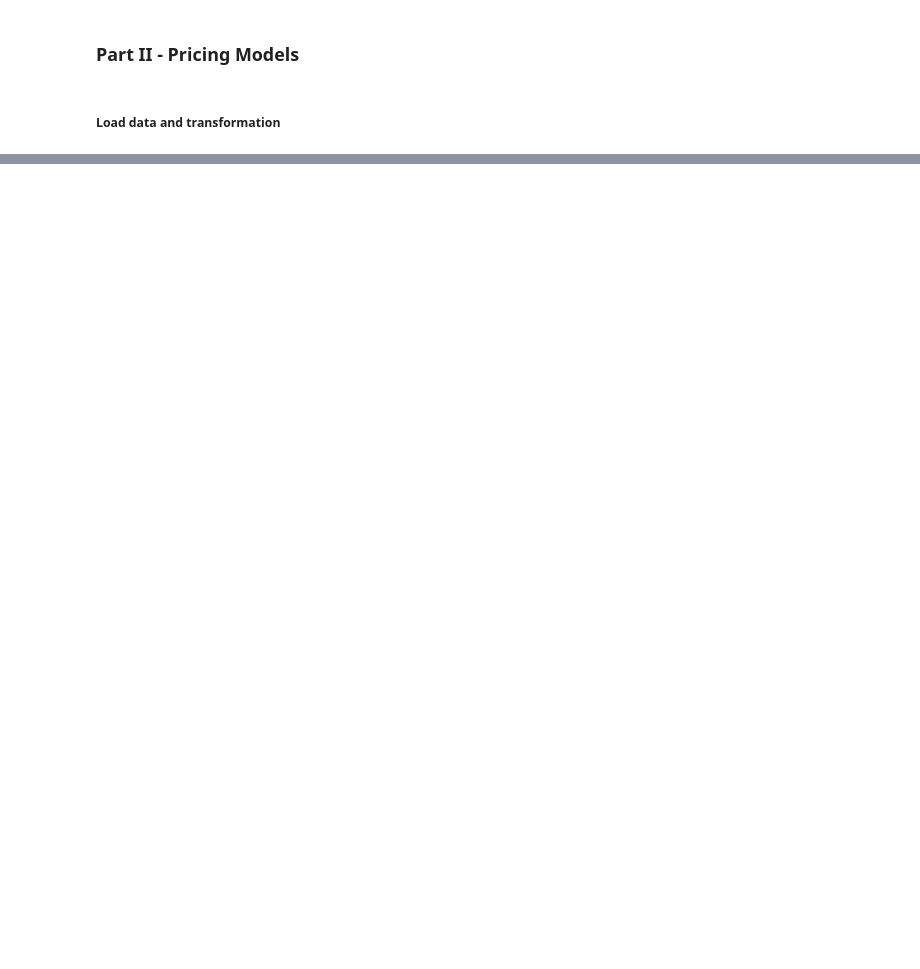
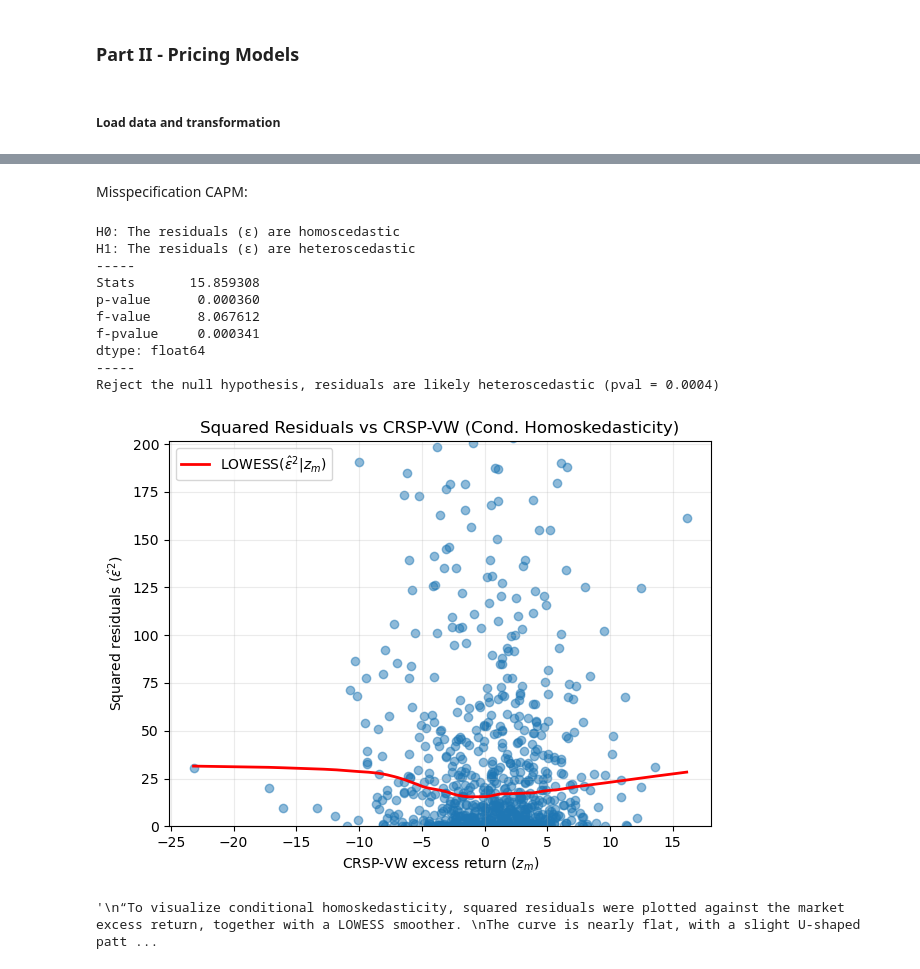
Before and after one commit to VitalityMigo/quant627_finec, a Jupyter notebook: notebook.ipynb, the cells around one changed output, grey strips where cells are left out. Cells and saved outputs as stored; diff of their text form; code cells hidden in the pictures; blank space fills up the shorter version.

```diff
--- a/notebook.ipynb
+++ b/notebook.ipynb
@@ -1560,0 +1670,7 @@ FF.head(10)
+# %%
+# Compute excess monthly return factor table
+# Applied on ticker, sp500 and CRSP returns
+zt_fct_monthly_all = rt_fct_monthly_all.copy()
+zt_fct_monthly_all.iloc[:,:3] = zt_fct_monthly_all.iloc[:,:3].subtract(zt_fct_monthly_all.iloc[:,-1], axis=0)
+
+zt_fct_monthly_all.head()
@@ -1560,0 +1851,2 @@ FF.head(10)
+# %% [markdown]
+Misspecification CAPM:
@@ -1560,0 +1857,60 @@ FF.head(10)
+# %%
+# STEP 2: Misspecification
+# TEST 1: White test for homoscedasticity of CAPM monthly residuals
+
+# Compute White test
+m_white_results = het_white(capm_resid, capm_X)
+
+# Create a series to store results
+M_WT = pd.Series(m_white_results, index=['Stats', 'p-value', 'f-value', 'f-pvalue'])
+
+# Print Results
+print(f"H0: The residuals (ε) are homoscedastic \nH1: The residuals (ε) are heteroscedastic\n-----\n{M_WT}\n-----")
+
+if M_WT['p-value'] > 0.05:
+    print(f"Fail to reject the null hypothesis, residuals are likely homoscedastic (pval = {M_WT['p-value']:.4f})")
+    print("* Consequently, OLS standard errors are biased")
+else:
+        print(f"Reject the null hypothesis, residuals are likely heteroscedastic (pval = {M_WT['p-value']:.4f})")
+
+
+# Graphical representation
+# Lowess function for local regression
+m_resid2_lowess = lowess(capm_resid_sqrd, capm_x1, frac=0.5, return_sorted=True)
+
+# Plot squared residuals vs market factor
+plt.figure(figsize=(7, 5))
+plt.scatter(capm_x1, capm_resid_sqrd, alpha=0.5)
+plt.plot(m_resid2_lowess[:, 0], m_resid2_lowess[:, 1], lw=2, color='red', label='LOWESS($\hat{\epsilon}^2 | z_m$)')
+# Add vertical limit to enhance visualisation
+plt.ylim(0, capm_resid_sqrd.quantile(0.95))
+plt.xlabel('CRSP-VW excess return ($z_m$)')
+plt.ylabel('Squared residuals ($\hat{\epsilon}^2$)')
+plt.title('Squared Residuals vs CRSP-VW (Cond. Homoskedasticity)')
+plt.legend()
+plt.grid(alpha=0.25)
+plt.show()
+# %% [output]
+H0: The residuals (ε) are homoscedastic
+H1: The residuals (ε) are heteroscedastic
+-----
+Stats       15.859308
+p-value      0.000360
+f-value      8.067612
+f-pvalue     0.000341
+dtype: float64
+-----
+Reject the null hypothesis, residuals are likely heteroscedastic (pval = 0.0004)
+[figure, added]
+# %%
+"""
+White test includes non-linear relation
+“To visualize conditional homoskedasticity, squared residuals were plotted against the market excess return, together with a LOWESS smoother.
+The curve is nearly flat, with a slight U-shaped pattern, indicating that residual variance is mostly constant across market levels,
+though it tends to increase for extreme market movements.
+This visual evidence is consistent with the White test results, suggesting weak or moderate conditional heteroskedasticity.”
+
+Note; The idiosyncratic risk of the asset tends to be higher in both bullish and bearish market conditions, suggesting asymmetric responses to market movements.
+"""
+# %% [output]
+'\n“To visualize conditional homoskedasticity, squared residuals were plotted against the market excess return, together with a LOWESS smoother. \nThe curve is nearly flat, with a slight U-shaped patt ...
```
Also changed, not shown: parts of 56 cells of this notebook.
